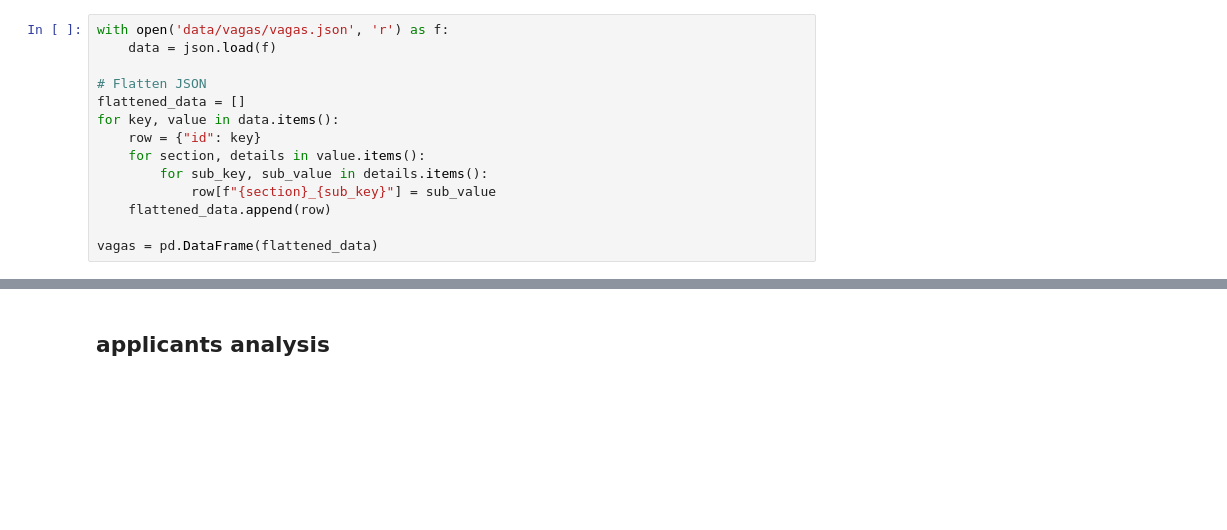
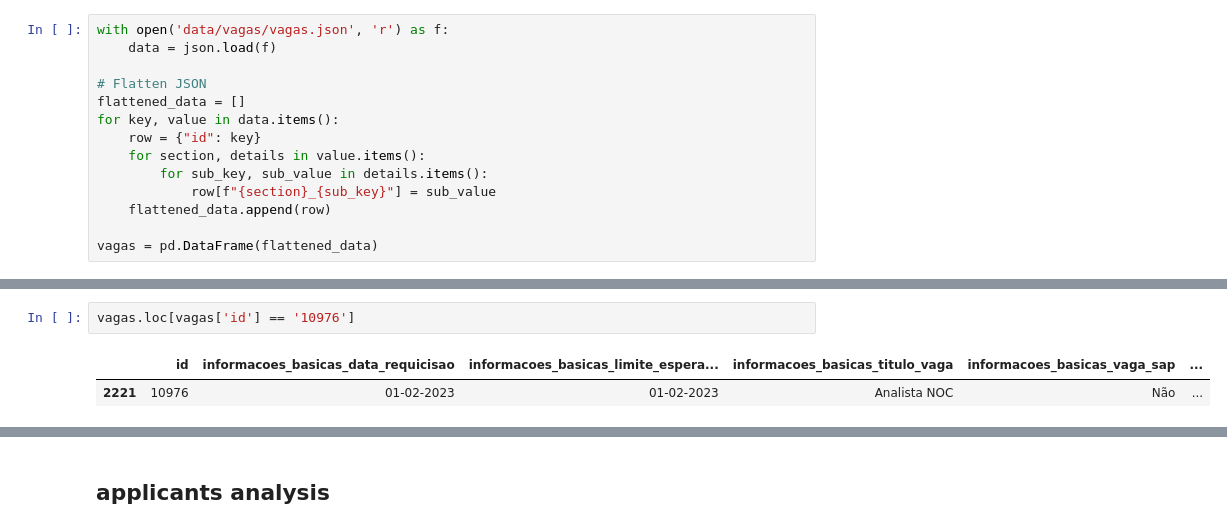
Before and after one commit to ThomSZK/app_5, a Jupyter notebook: exploratory_analysis.ipynb, the cells around one changed output, grey strips where cells are left out. Cells and saved outputs as stored; diff of their text form; blank space fills up the shorter version.

```diff
--- a/exploratory_analysis.ipynb
+++ b/exploratory_analysis.ipynb
@@ -32,0 +33,5 @@ vagas.sample(5)
+# %%
+vagas.loc[vagas['id'] == '10976']
+# %% [output]
+|  | id | informacoes_basicas_data_requicisao | informacoes_basicas_limite_espera... | informacoes_basicas_titulo_vaga | informacoes_basicas_vaga_sap | ... |
+| 2221 | 10976 | 01-02-2023 | 01-02-2023 | Analista NOC | Não | ... |
```
Also changed, not shown: parts of 25 cells of this notebook, 5 other files.
